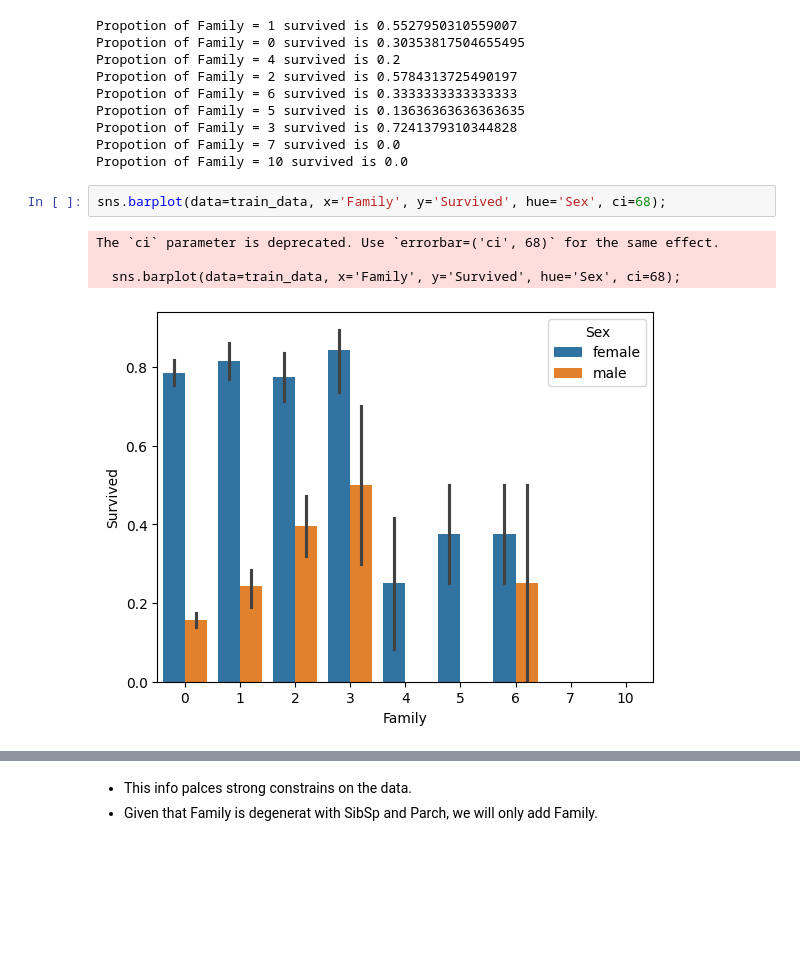
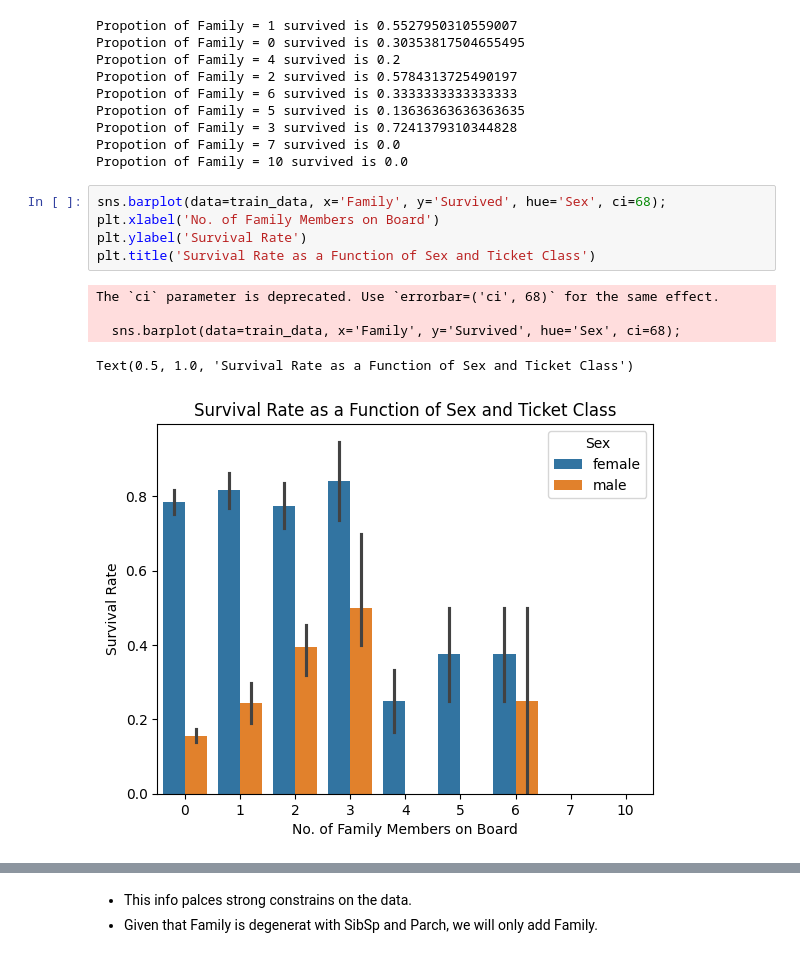
Before and after one commit to omarxz/data_science_projects, a Jupyter notebook: pandas_tensorFlow_scikit-learn/1_titanic/random_forest_approach.ipynb, the cells around one changed output, grey strips where cells are left out. Cells and saved outputs as stored; diff of their text form; blank space fills up the shorter version.

```diff
--- a/pandas_tensorFlow_scikit-learn/1_titanic/random_forest_approach.ipynb
+++ b/pandas_tensorFlow_scikit-learn/1_titanic/random_forest_approach.ipynb
@@ -323,11 +333,15 @@ Propotion of Family = 7 survived is 0.0
 Propotion of Family = 10 survived is 0.0
 # %%
 sns.barplot(data=train_data, x='Family', y='Survived', hue='Sex', ci=68);
+plt.xlabel('No. of Family Members on Board')
+plt.ylabel('Survival Rate')
+plt.title('Survival Rate as a Function of Sex and Ticket Class')
 # %% [output]
 The `ci` parameter is deprecated. Use `errorbar=('ci', 68)` for the same effect.
 
   sns.barplot(data=train_data, x='Family', y='Survived', hue='Sex', ci=68);
+Text(0.5, 1.0, 'Survival Rate as a Function of Sex and Ticket Class')
-[figure, old version]
+[figure, new version]
 # %%
 pivot_table_family = pd.pivot_table(train_data, values='Survived', index='SibSp', columns='Parch', aggfunc='mean')
 sns.heatmap(pivot_table_family, annot=True, cmap='coolwarm', fmt='.2f', cbar=True);
```
Also changed, not shown: parts of 25 cells of this notebook, 7 other files.
